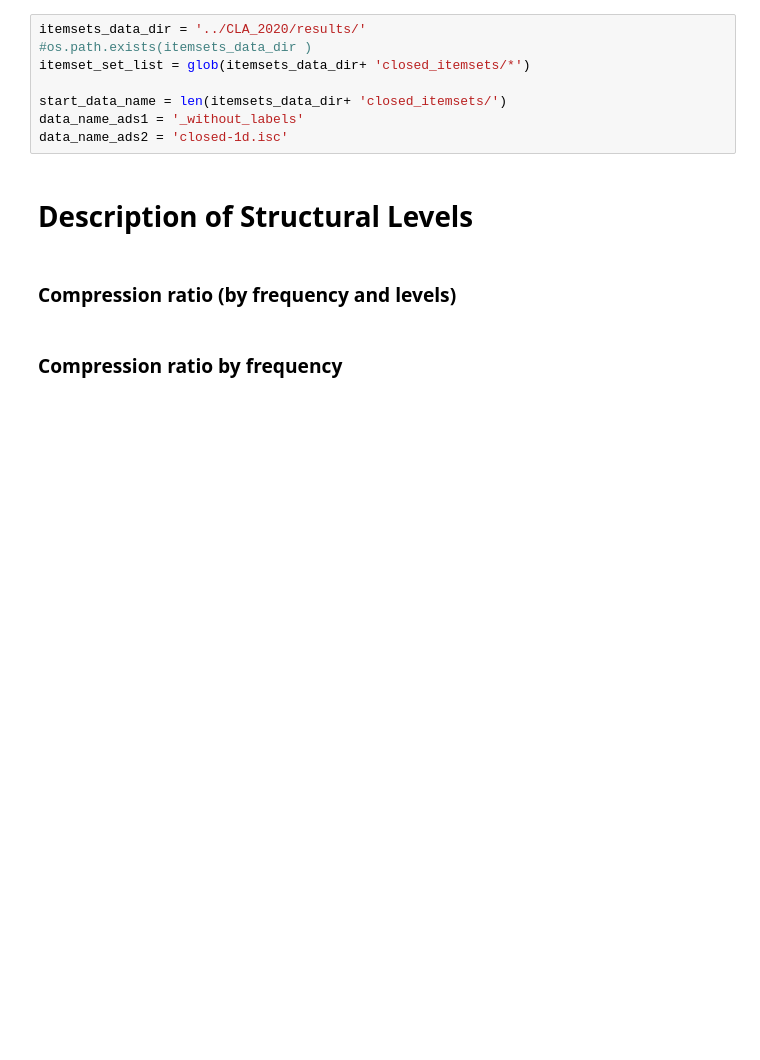
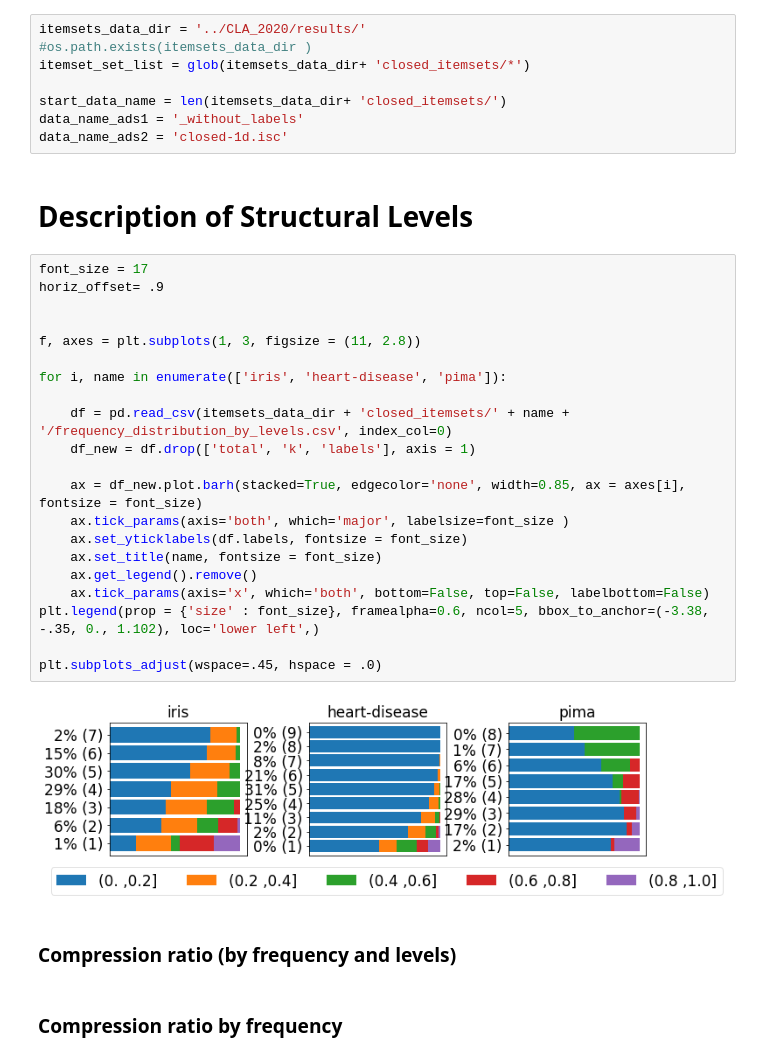
Before and after one commit to makhalova/pattern_mining_tools, a Jupyter notebook: experiments/PKDD_2020/output_for_paper.ipynb, the cells around one changed output. Cells and saved outputs as stored; diff of their text form; blank space fills up the shorter version.

```diff
--- a/experiments/PKDD_2020/output_for_paper.ipynb
+++ b/experiments/PKDD_2020/output_for_paper.ipynb
@@ -24,6 +24,29 @@ data_name_ads1 = '_without_labels'
 data_name_ads2 = 'closed-1d.isc'
 # %% [markdown]
 # Description of Structural Levels
+# %%
+font_size = 17
+horiz_offset= .9
+
+
+f, axes = plt.subplots(1, 3, figsize = (11, 2.8))
+
+for i, name in enumerate(['iris', 'heart-disease', 'pima']):
+
+    df = pd.read_csv(itemsets_data_dir + 'closed_itemsets/' + name + '/frequency_distribution_by_levels.csv', index_col=0)
+    df_new = df.drop(['total', 'k', 'labels'], axis = 1)
+
+    ax = df_new.plot.barh(stacked=True, edgecolor='none', width=0.85, ax = axes[i], fontsize = font_size)
+    ax.tick_params(axis='both', which='major', labelsize=font_size )
+    ax.set_yticklabels(df.labels, fontsize = font_size)
+    ax.set_title(name, fontsize = font_size)
+    ax.get_legend().remove()
+    ax.tick_params(axis='x', which='both', bottom=False, top=False, labelbottom=False)
+plt.legend(prop = {'size' : font_size}, framealpha=0.6, ncol=5, bbox_to_anchor=(-3.38, -.35, 0., 1.102), loc='lower left',)
+
+plt.subplots_adjust(wspace=.45, hspace = .0)
+# %% [output]
+[figure, added]
 # %% [markdown]
 ### Compression ratio (by frequency and levels)
 # %% [markdown]
```
Also changed, not shown: parts of 10 cells of this notebook, 1 other file.
